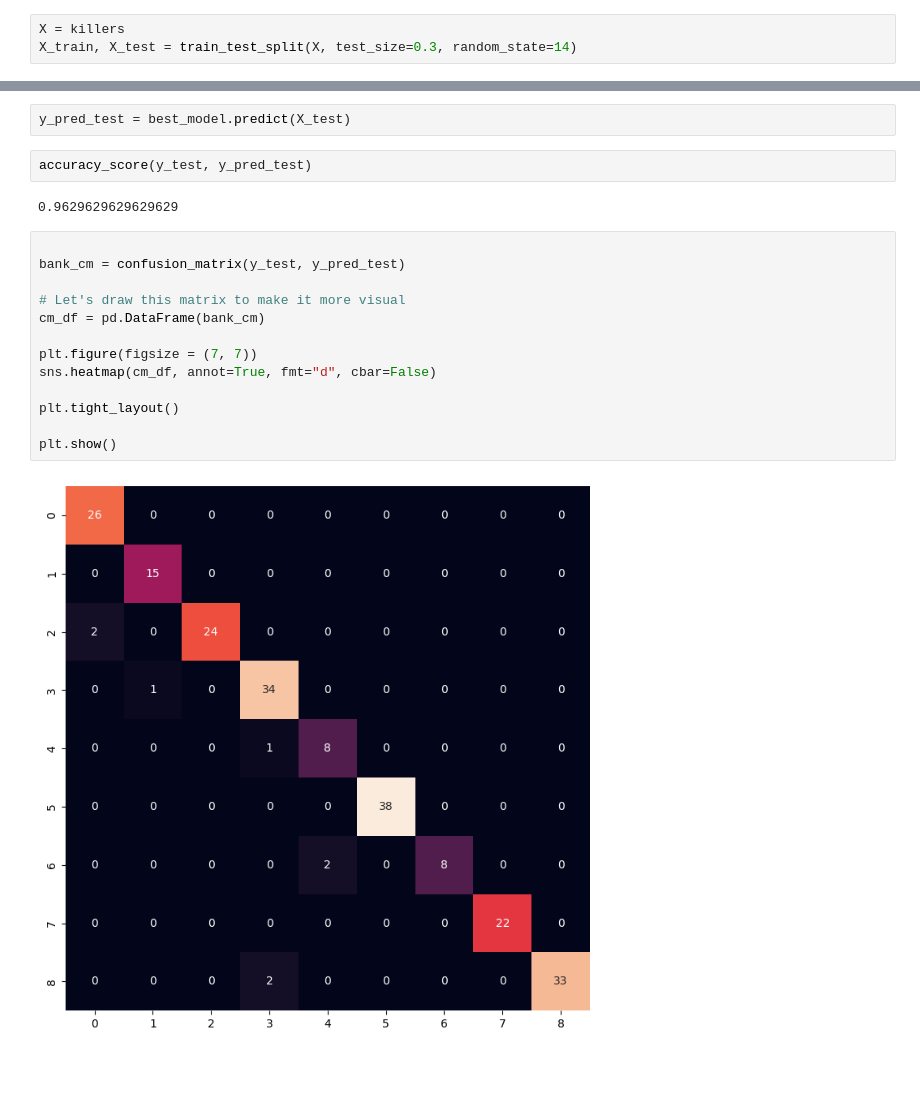
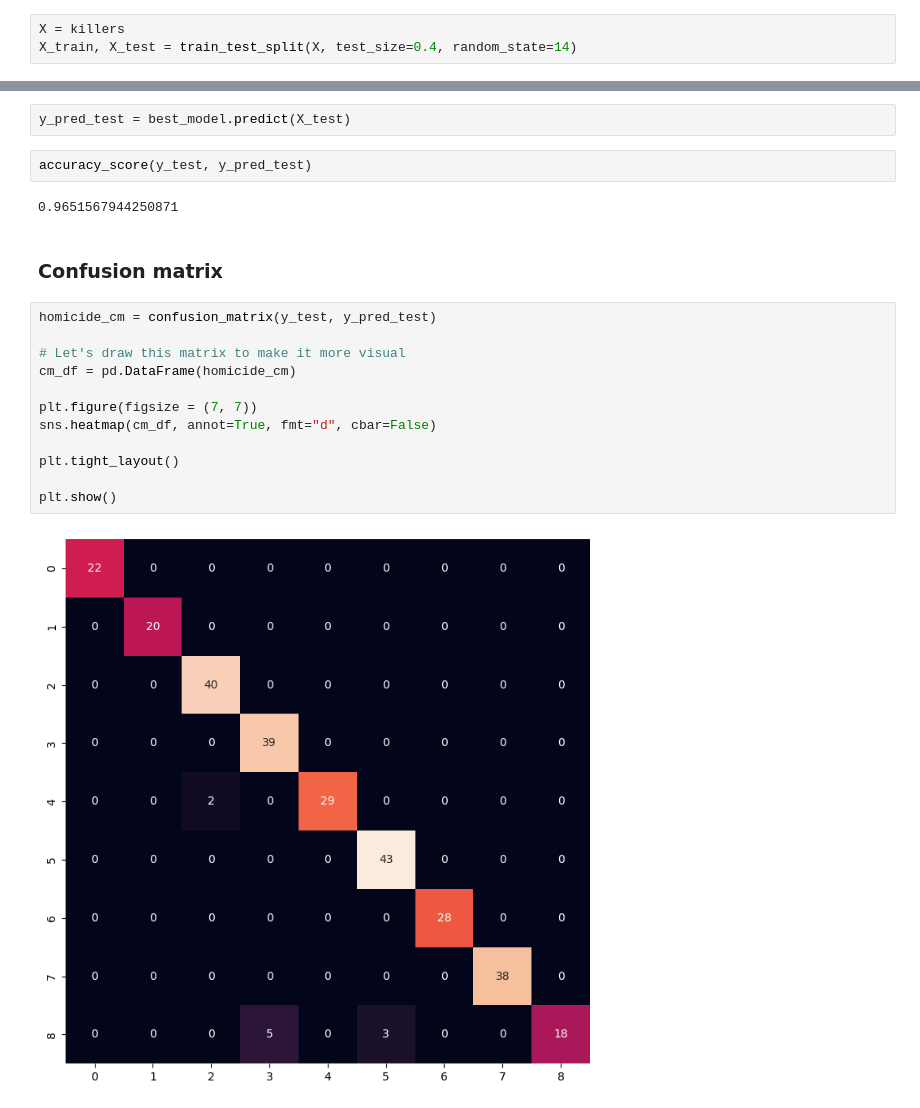
Before and after one commit to LAFG16/final_proyect_crime, a Jupyter notebook: src/05.4 Homicide_model.ipynb, the cells around one changed output, grey strips where cells are left out. Drawn from its saved outputs; the diff is of its cells as text; blank space fills up the shorter version.

```diff
--- a/src/05.4 Homicide_model.ipynb
+++ b/src/05.4 Homicide_model.ipynb
@@ -44,4 +48,4 @@ memory usage: 95.2+ KB
 killers=killers[['vict_age','vict_sex', "vict_descent", "area_name"]]
 # %%
 X = killers
-X_train, X_test = train_test_split(X, test_size=0.3, random_state=14)
+X_train, X_test = train_test_split(X, test_size=0.4, random_state=14)
@@ -143,19 +191,20 @@ y_pred_test = best_model.predict(X_test)
 # %%
 accuracy_score(y_test, y_pred_test)
 # %% [output]
-0.9629629629629629
+0.9651567944250871
+# %% [markdown]
+### Confusion matrix
 # %%
-
-bank_cm = confusion_matrix(y_test, y_pred_test)
+homicide_cm = confusion_matrix(y_test, y_pred_test)
 
 # Let's draw this matrix to make it more visual
-cm_df = pd.DataFrame(bank_cm)
+cm_df = pd.DataFrame(homicide_cm)
 
 plt.figure(figsize = (7, 7))
 sns.heatmap(cm_df, annot=True, fmt="d", cbar=False)
 
 plt.tight_layout()
 
 plt.show()
 # %% [output]
-[figure, old version]
+[figure, new version]
```
Also changed, not shown: parts of 15 cells of this notebook, 10 other files.
